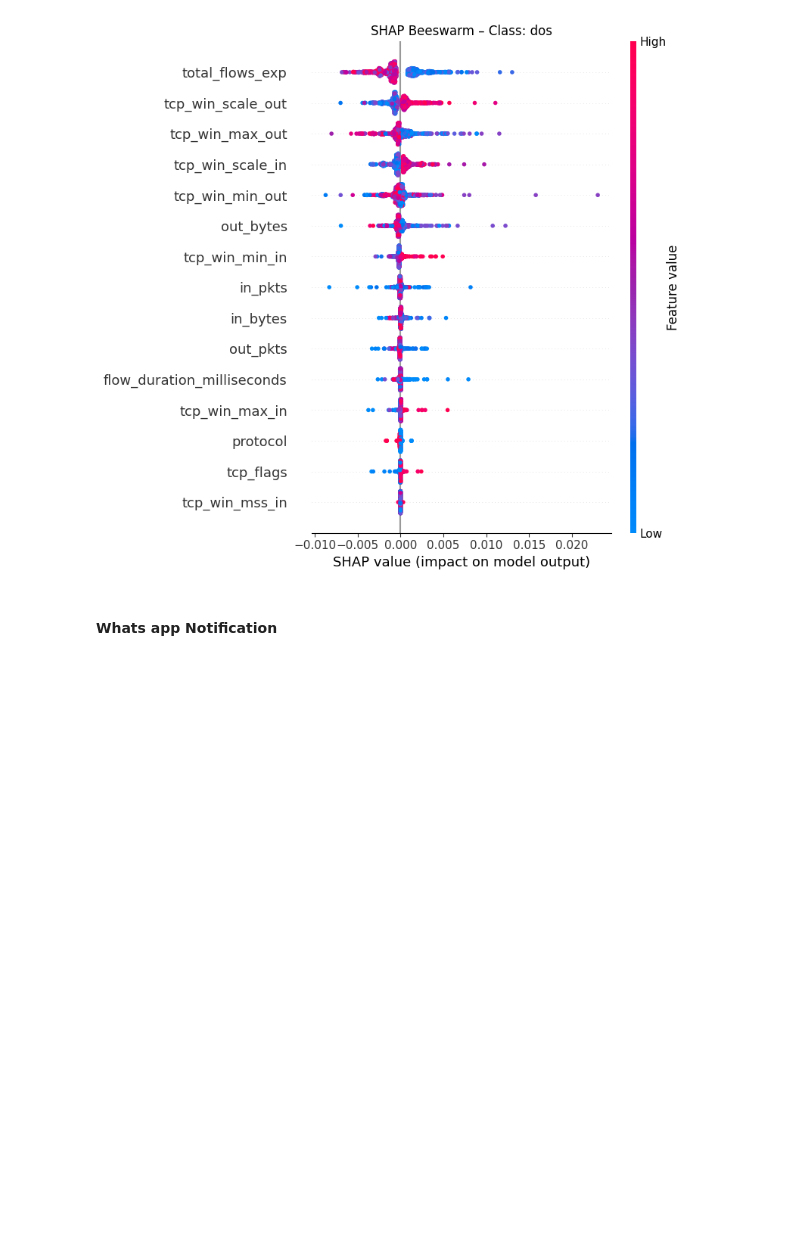
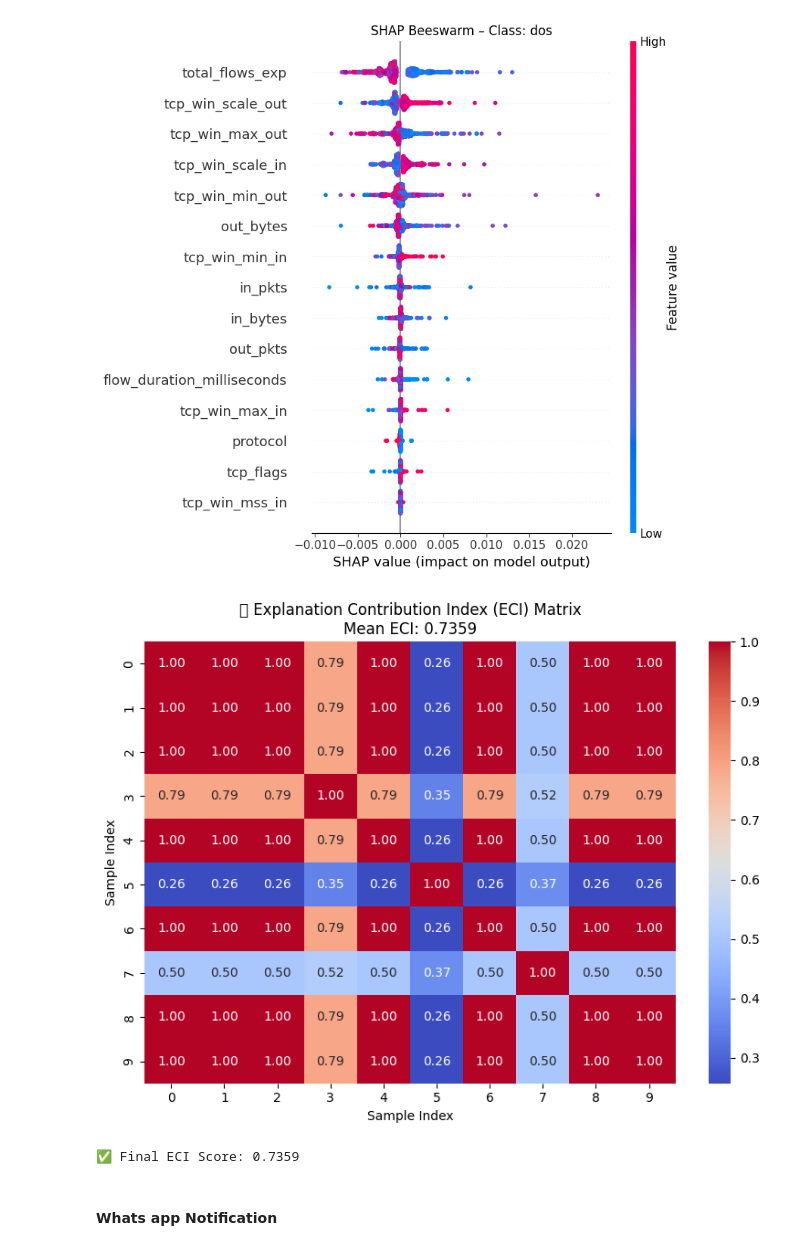
Before and after one commit to thenandansrinivas/XAINIDS, a Jupyter notebook: simargl/models.ipynb, the cells around one changed output. Cells and saved outputs as stored; diff of their text form; code cells hidden in the pictures; blank space fills up the shorter version.

```diff
--- a/simargl/model.ipynb
+++ b/simargl/models.ipynb
@@ -627,6 +681,12 @@ plt.show()
 🔍 SHAP Train Shape: (1000, 15, 4)
 [figure]
 [figure]
+# %%
+eci = compute_eci_shap(model, scaler, input_json, num_samples=10)
+print(f"\n✅ Final ECI Score: {eci:.4f}")
+# %% [output]
+[figure, added]
+✅ Final ECI Score: 0.7359
 # %% [markdown]
 #### Whats app Notification
 # %%
```
Also changed, not shown: parts of 5 cells of this notebook, 1 other file.
